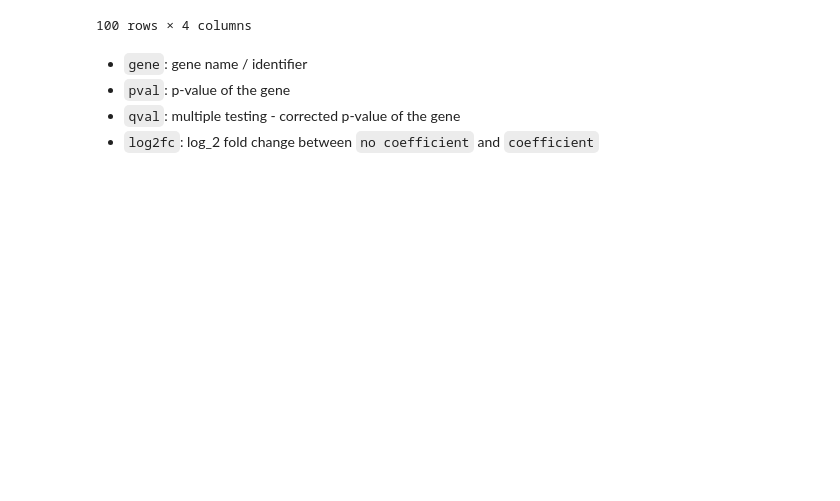
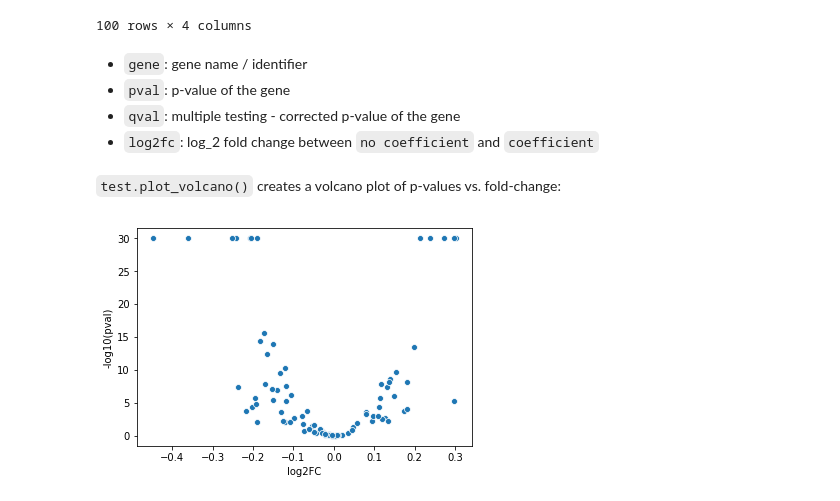
Before and after one commit to theislab/diffxpy, a Jupyter notebook: examples/single/t_test.ipynb, the cells around one changed output. Cells and saved outputs as stored; diff of their text form; code cells hidden in the pictures; blank space fills up the shorter version.

Commit message:
add plotting methods for single tests

```diff
--- a/examples/single/t_test.ipynb
+++ b/examples/single/t_test.ipynb
@@ -116,3 +123,10 @@ test.summary()
 - `pval`: p-value of the gene
 - `qval`: multiple testing - corrected p-value of the gene
 - `log2fc`: log_2 fold change between `no coefficient` and `coefficient`
+# %% [markdown]
+`test.plot_volcano()` creates a volcano plot of p-values vs. fold-change:
+# %%
+test.plot_volcano()
+plt.show()
+# %% [output]
+[figure, added]
```
Also changed, not shown: parts of 4 cells of this notebook, 2 other files.
